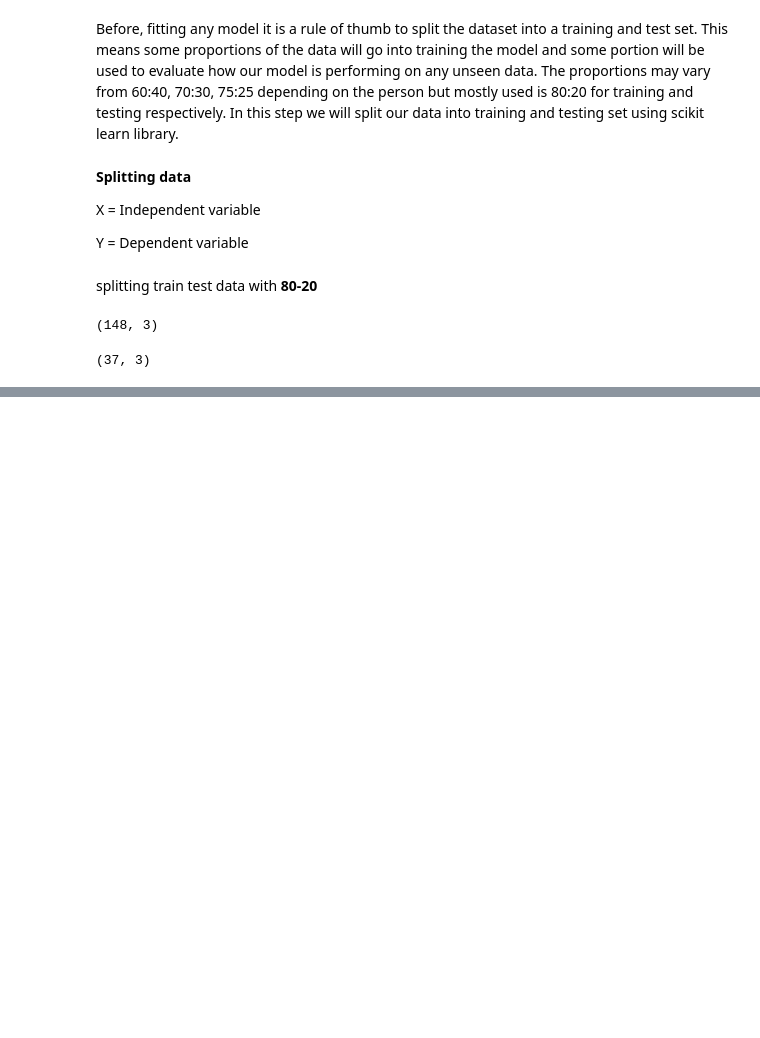
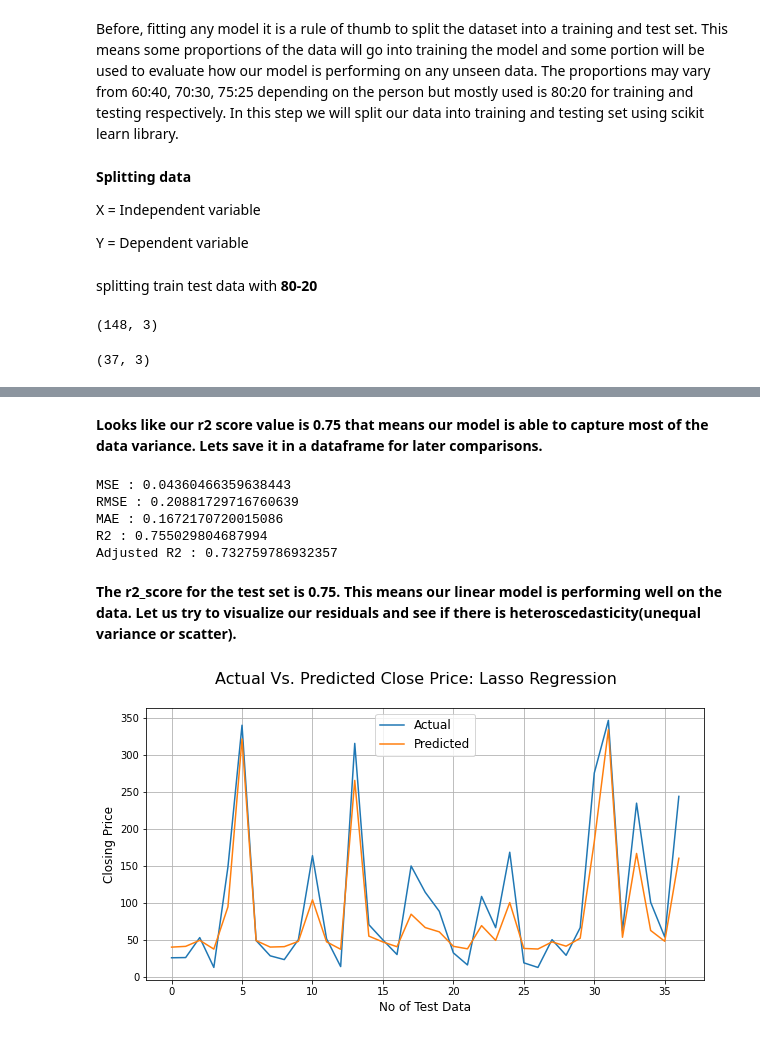
Before and after one commit to niteshgajakosh/yes-Bank-Stock-Closing_Price_Prediction, a Jupyter notebook: Yes_Bank_Stock_Closing_Price_Prediction.ipynb, the cells around one changed output, grey strips where cells are left out. Saved outputs shown, nothing was run; the diff lists cells and outputs as text; code cells hidden in the pictures; blank space fills up the shorter version.

```diff
--- a/Yes_Bank_Stock_Closing_Price_Prediction.ipynb
+++ b/Yes_Bank_Stock_Closing_Price_Prediction.ipynb
@@ -560,0 +724,6 @@ X_test.shape
+# %%
+#fit data into Lasso Regression
+from sklearn.linear_model import Lasso
+
+lasso_reg = Lasso(alpha=0.1,max_iter=3000)  #will keep alpha=0.1 and max iteration upto 3000
+lasso_reg_model = lasso_reg.fit(X_train,y_train)
@@ -560,0 +737,4 @@ X_test.shape
+# %%
+#get the X_train and X-test value
+y_pred_train_lasso=lasso_reg.predict(X_train)
+y_pred_test_lasso=lasso_reg.predict(X_test)
@@ -560,0 +789,2 @@ X_test.shape
+# %% [markdown]
+**Looks like our r2 score value is 0.75 that means our model is able to capture most of the data variance. Lets save it in a dataframe for later comparisons.**
@@ -560,0 +801,30 @@ X_test.shape
+# %%
+from sklearn.metrics import mean_squared_error
+#calculate MSE
+MSE_l= mean_squared_error(y_test, y_pred_test_lasso)
+print("MSE :",MSE_l)
+
+#calculate RMSE
+RMSE_l=np.sqrt(MSE_l)
+print("RMSE :",RMSE_l)
+
+
+#calculate MAE
+MAE_l= mean_absolute_error(y_test, y_pred_test_lasso)
+print("MAE :",MAE_l)
+
+
+from sklearn.metrics import r2_score
+#calculate r2 and adjusted r2
+r2_l= r2_score((y_test), (y_pred_test_lasso))
+print("R2 :",r2_l)
+Adjusted_R2_l=(1-(1-r2_score((y_test), (y_pred_test_lasso)))*((X_test.shape[0]-1)/(X_test.shape[0]-X_test.shape[1]-1)) )
+print("Adjusted R2 :",1-(1-r2_score((y_test), (y_pred_test_lasso)))*((X_test.shape[0]-1)/(X_test.shape[0]-X_test.shape[1]-1)) )
+# %% [output]
+MSE : 0.04360466359638443
+RMSE : 0.20881729716760639
+MAE : 0.1672170720015086
+R2 : 0.755029804687994
+Adjusted R2 : 0.732759786932357
+# %% [markdown]
+**The r2_score for the test set is 0.75. This means our linear model is performing well on the data. Let us try to visualize our residuals and see if there is heteroscedasticity(unequal variance or scatter).**
@@ -560,0 +841,12 @@ X_test.shape
+# %%
+# Actual Price vs. Predicted Price for Lasso Regression Plotting
+plt.figure(figsize=(10,5))
+plt.plot(10**(np.array(y_test)))
+plt.plot(10**(y_pred_test_lasso))
+plt.suptitle('Actual Vs. Predicted Close Price: Lasso Regression', fontsize=16)
+plt.legend(['Actual','Predicted'], fontsize=12)
+plt.xlabel('No of Test Data', fontsize=12)
+plt.ylabel('Closing Price', fontsize=12)
+plt.grid()
+# %% [output]
+[figure, added]
```
Also changed, not shown: parts of 32 cells of this notebook.
